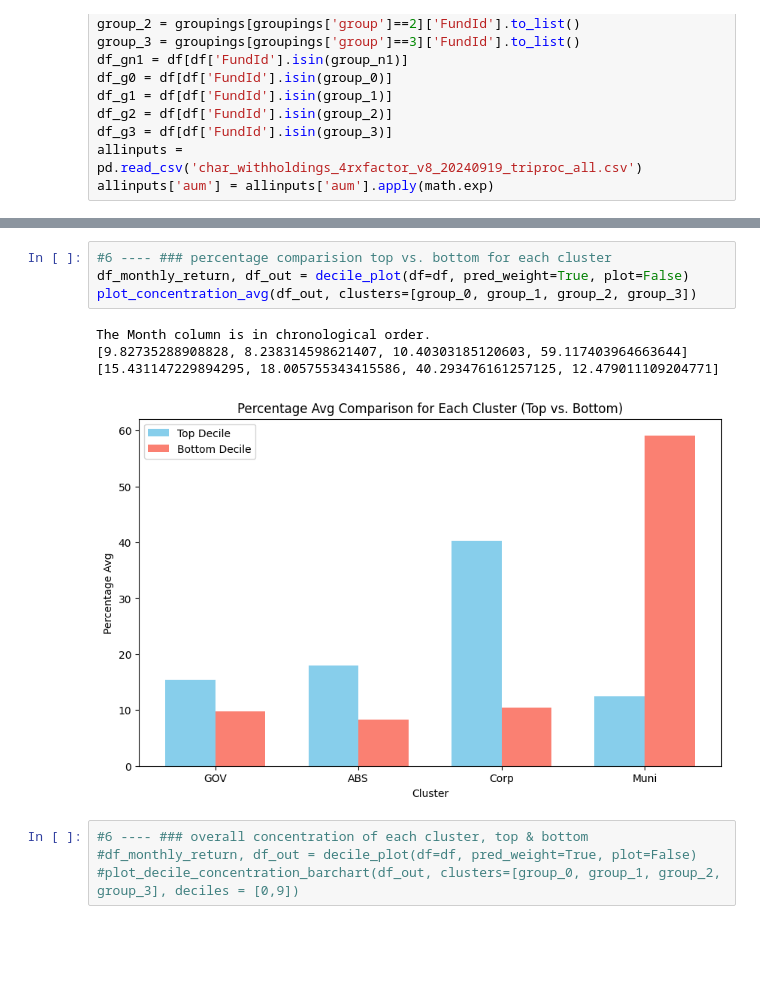
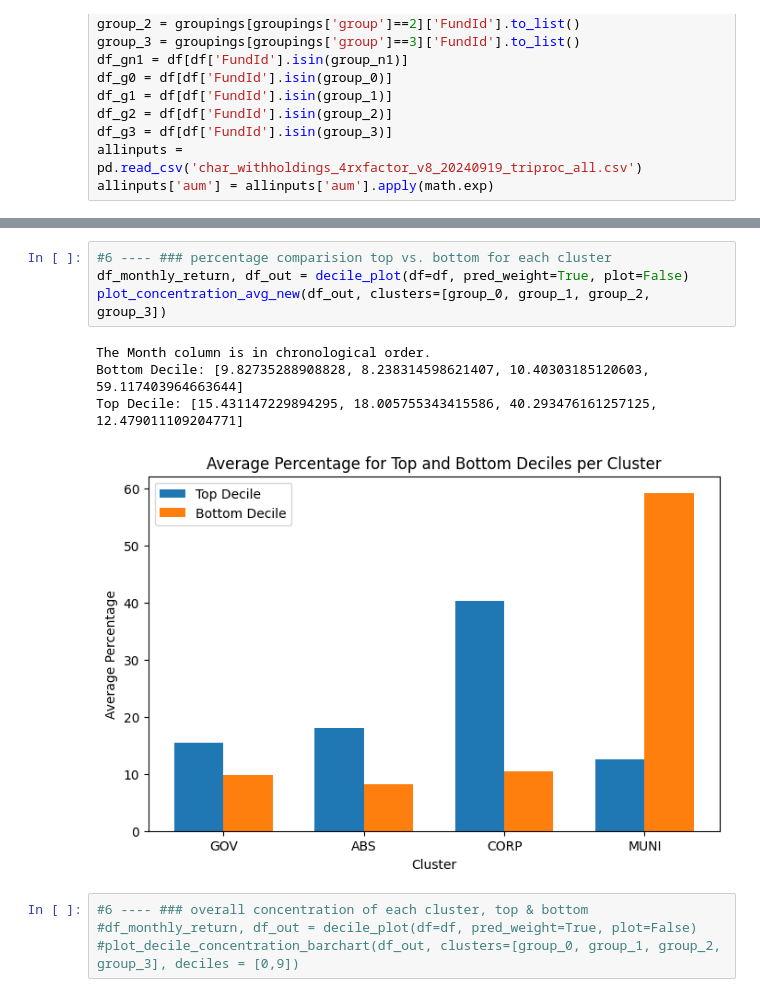
Before and after one commit to AlvisYan2025/sensitivityanalysisfunctions, a Jupyter notebook: subsample_plots.ipynb, the cells around one changed output, grey strips where cells are left out. Cells and saved outputs as stored; diff of their text form; blank space fills up the shorter version.

```diff
--- a/subsample_plots.ipynb
+++ b/subsample_plots.ipynb
@@ -483,11 +525,12 @@ The Month column is in chronological order.
 # %%
 #6 ---- ### percentage comparision top vs. bottom for each cluster
 df_monthly_return, df_out = decile_plot(df=df, pred_weight=True, plot=False)
-plot_concentration_avg(df_out, clusters=[group_0, group_1, group_2, group_3])
+plot_concentration_avg_new(df_out, clusters=[group_0, group_1, group_2, group_3])
 # %% [output]
 The Month column is in chronological order.
-[9.82735288908828, 8.238314598621407, 10.40303185120603, 59.117403964663644] [15.431147229894295, 18.005755343415586, 40.293476161257125, 12.479011109204771]
+Bottom Decile: [9.82735288908828, 8.238314598621407, 10.40303185120603, 59.117403964663644]
+Top Decile: [15.431147229894295, 18.005755343415586, 40.293476161257125, 12.479011109204771]
-[figure, old version]
+[figure, new version]
 # %%
 #6 ---- ### overall concentration of each cluster, top & bottom
 #df_monthly_return, df_out = decile_plot(df=df, pred_weight=True, plot=False)
```
Also changed, not shown: parts of 7 cells of this notebook.
